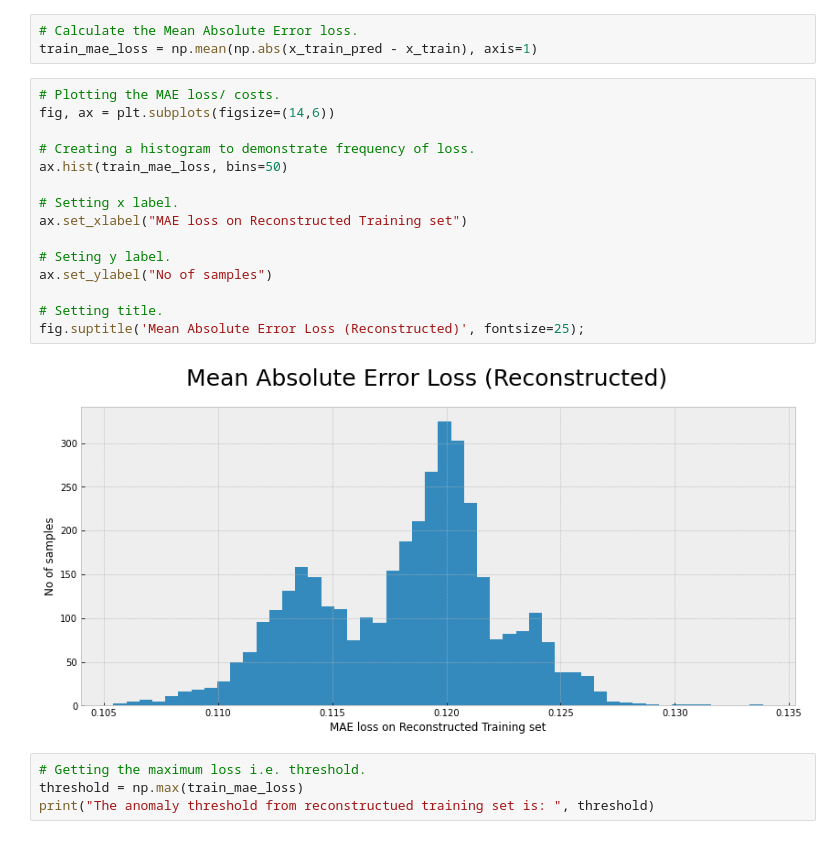
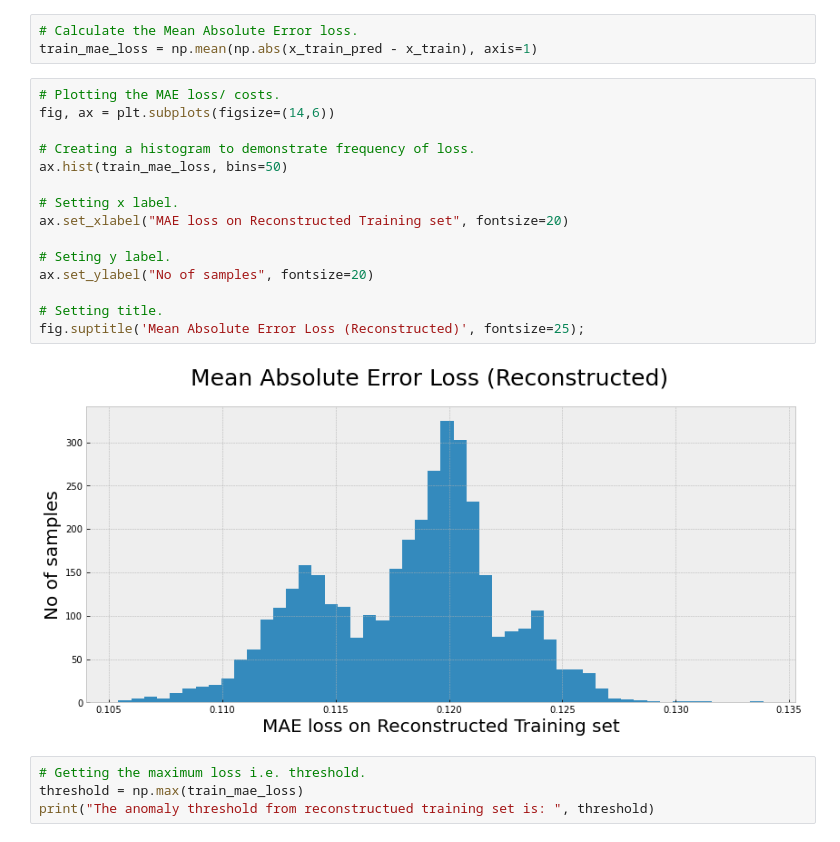
Before and after one commit to RYANCOX00/mach_stats_coursework, a Jupyter notebook: keras_time_anomaly.ipynb, the cells around one changed output. Cells and saved outputs as stored; diff of their text form.

```diff
--- a/keras_time_anomaly.ipynb
+++ b/keras_time_anomaly.ipynb
@@ -588,20 +588,20 @@ train_mae_loss = np.mean(np.abs(x_train_pred - x_train), axis=1)
 # %%
 # Plotting the MAE loss/ costs.
 fig, ax = plt.subplots(figsize=(14,6))
 
 # Creating a histogram to demonstrate frequency of loss.
 ax.hist(train_mae_loss, bins=50)
 
 # Setting x label.
-ax.set_xlabel("MAE loss on Reconstructed Training set")
+ax.set_xlabel("MAE loss on Reconstructed Training set", fontsize=20)
 
 # Seting y label.
-ax.set_ylabel("No of samples")
+ax.set_ylabel("No of samples", fontsize=20)
 
 # Setting title.
 fig.suptitle('Mean Absolute Error Loss (Reconstructed)', fontsize=25);
 # %% [output]
-[figure, old version]
+[figure, new version]
 # %%
 # Getting the maximum loss i.e. threshold.
 threshold = np.max(train_mae_loss)
```
Also changed, not shown: parts of 13 cells of this notebook.
